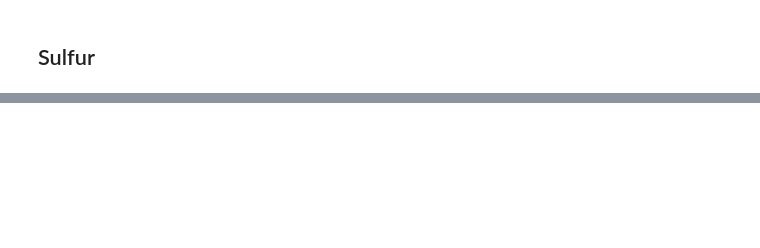
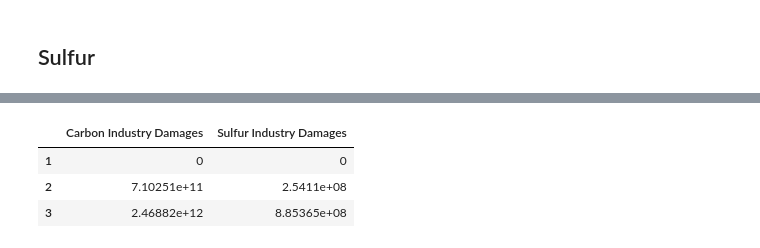
Before and after one commit to feryellassoued/A-non-cooperative-game-of-maritime-shippping-drivers-of-enviromental-governance, a Jupyter notebook: Main.ipynb, the cells around one changed output, grey strips where cells are left out. Cells and saved outputs as stored; diff of their text form; code cells hidden in the pictures; blank space fills up the shorter version.

```diff
--- a/Main.ipynb
+++ b/Main.ipynb
@@ -741,0 +808,13 @@ sulfur_industry_carbon_damages
+# %%
+Industry_Damages = pd.DataFrame(columns = ["Carbon Industry Damages", "Sulfur Industry Damages "] ,  index = periodes )
+
+for periode in periodes:
+    Industry_Damages["Carbon Industry Damages"][periode] = BAU_industry_carbon_damages[periode-1]
+    Industry_Damages["Sulfur Industry Damages "][periode] = sulfur_industry_carbon_damages[periode-1]
+
+Industry_Damages
+# %% [output]
+|  | Carbon Industry Damages | Sulfur Industry Damages |
+| 1 | 0 | 0 |
+| 2 | 7.10251e+11 | 2.5411e+08 |
+| 3 | 2.46882e+12 | 8.85365e+08 |
```
Also changed, not shown: parts of 26 cells of this notebook.
